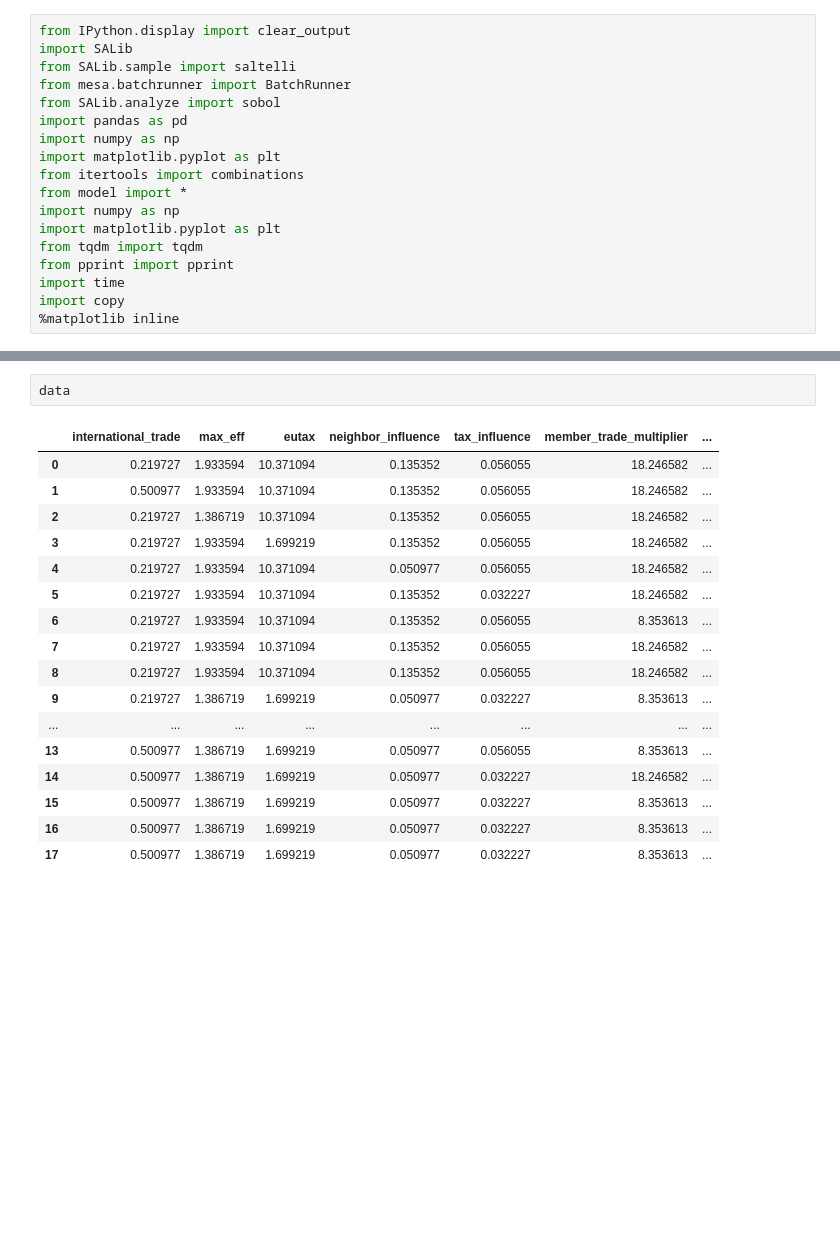
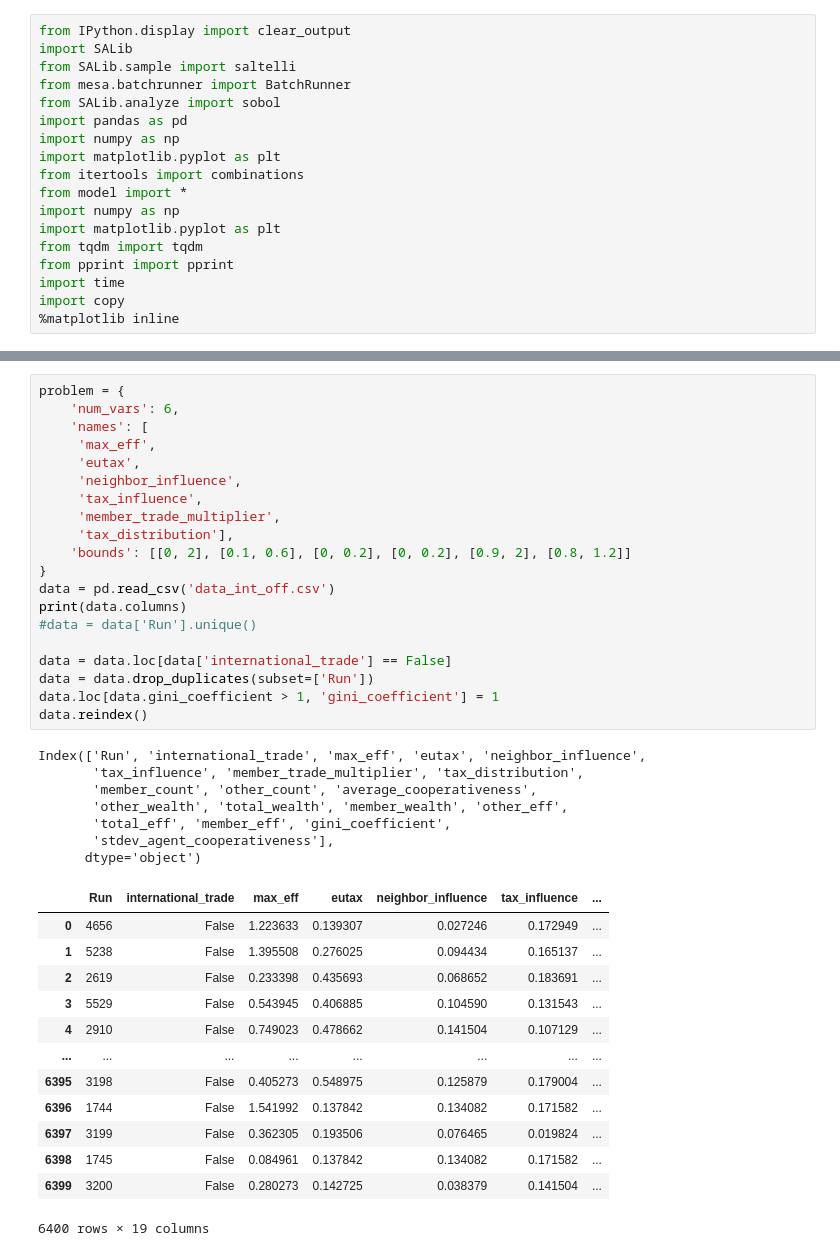
Before and after one commit to charelF/ABM, a Jupyter notebook: model/sobol.ipynb, the cells around one changed output, grey strips where cells are left out. Drawn from its saved outputs; the diff is of its cells as text; blank space fills up the shorter version.

```diff
--- a/model/sobol.ipynb
+++ b/model/sobol.ipynb
@@ -67,20 +68,41 @@ samples
-# %%
-data
-# %% [output]
-|  | international_trade | max_eff | eutax | neighbor_influence | tax_influence | member_trade_multiplier | ... |
-| 0 | 0.219727 | 1.933594 | 10.371094 | 0.135352 | 0.056055 | 18.246582 | ... |
-| 1 | 0.500977 | 1.933594 | 10.371094 | 0.135352 | 0.056055 | 18.246582 | ... |
-| 2 | 0.219727 | 1.386719 | 10.371094 | 0.135352 | 0.056055 | 18.246582 | ... |
-| 3 | 0.219727 | 1.933594 | 1.699219 | 0.135352 | 0.056055 | 18.246582 | ... |
-| 4 | 0.219727 | 1.933594 | 10.371094 | 0.050977 | 0.056055 | 18.246582 | ... |
-| 5 | 0.219727 | 1.933594 | 10.371094 | 0.135352 | 0.032227 | 18.246582 | ... |
-| 6 | 0.219727 | 1.933594 | 10.371094 | 0.135352 | 0.056055 | 8.353613 | ... |
-| 7 | 0.219727 | 1.933594 | 10.371094 | 0.135352 | 0.056055 | 18.246582 | ... |
-| 8 | 0.219727 | 1.933594 | 10.371094 | 0.135352 | 0.056055 | 18.246582 | ... |
-| 9 | 0.219727 | 1.386719 | 1.699219 | 0.050977 | 0.032227 | 8.353613 | ... |
-| ... | ... | ... | ... | ... | ... | ... | ... |
-| 13 | 0.500977 | 1.386719 | 1.699219 | 0.050977 | 0.056055 | 8.353613 | ... |
-| 14 | 0.500977 | 1.386719 | 1.699219 | 0.050977 | 0.032227 | 18.246582 | ... |
-| 15 | 0.500977 | 1.386719 | 1.699219 | 0.050977 | 0.032227 | 8.353613 | ... |
-| 16 | 0.500977 | 1.386719 | 1.699219 | 0.050977 | 0.032227 | 8.353613 | ... |
-| 17 | 0.500977 | 1.386719 | 1.699219 | 0.050977 | 0.032227 | 8.353613 | ... |
+# %%
+problem = {
+    'num_vars': 6,
+    'names': [
+     'max_eff',
+     'eutax',
+     'neighbor_influence',
+     'tax_influence',
+     'member_trade_multiplier',
+     'tax_distribution'],
+    'bounds': [[0, 2], [0.1, 0.6], [0, 0.2], [0, 0.2], [0.9, 2], [0.8, 1.2]]
+}
+data = pd.read_csv('data_int_off.csv')
+print(data.columns)
+#data = data['Run'].unique()
+
+data = data.loc[data['international_trade'] == False]
+data = data.drop_duplicates(subset=['Run'])
+data.loc[data.gini_coefficient > 1, 'gini_coefficient'] = 1
+data.reindex()
+# %% [output]
+Index(['Run', 'international_trade', 'max_eff', 'eutax', 'neighbor_influence',
+       'tax_influence', 'member_trade_multiplier', 'tax_distribution',
+       'member_count', 'other_count', 'average_cooperativeness',
+       'other_wealth', 'total_wealth', 'member_wealth', 'other_eff',
+       'total_eff', 'member_eff', 'gini_coefficient',
+       'stdev_agent_cooperativeness'],
+      dtype='object')
+|  | Run | international_trade | max_eff | eutax | neighbor_influence | tax_influence | ... |
+| 0 | 4656 | False | 1.223633 | 0.139307 | 0.027246 | 0.172949 | ... |
+| 1 | 5238 | False | 1.395508 | 0.276025 | 0.094434 | 0.165137 | ... |
+| 2 | 2619 | False | 0.233398 | 0.435693 | 0.068652 | 0.183691 | ... |
+| 3 | 5529 | False | 0.543945 | 0.406885 | 0.104590 | 0.131543 | ... |
+| 4 | 2910 | False | 0.749023 | 0.478662 | 0.141504 | 0.107129 | ... |
+| ... | ... | ... | ... | ... | ... | ... | ... |
+| 6395 | 3198 | False | 0.405273 | 0.548975 | 0.125879 | 0.179004 | ... |
+| 6396 | 1744 | False | 1.541992 | 0.137842 | 0.134082 | 0.171582 | ... |
+| 6397 | 3199 | False | 0.362305 | 0.193506 | 0.076465 | 0.019824 | ... |
+| 6398 | 1745 | False | 0.084961 | 0.137842 | 0.134082 | 0.171582 | ... |
+| 6399 | 3200 | False | 0.280273 | 0.142725 | 0.038379 | 0.141504 | ... |
+6400 rows × 19 columns
```
Also changed, not shown: parts of 5 cells of this notebook, 5 other files.
